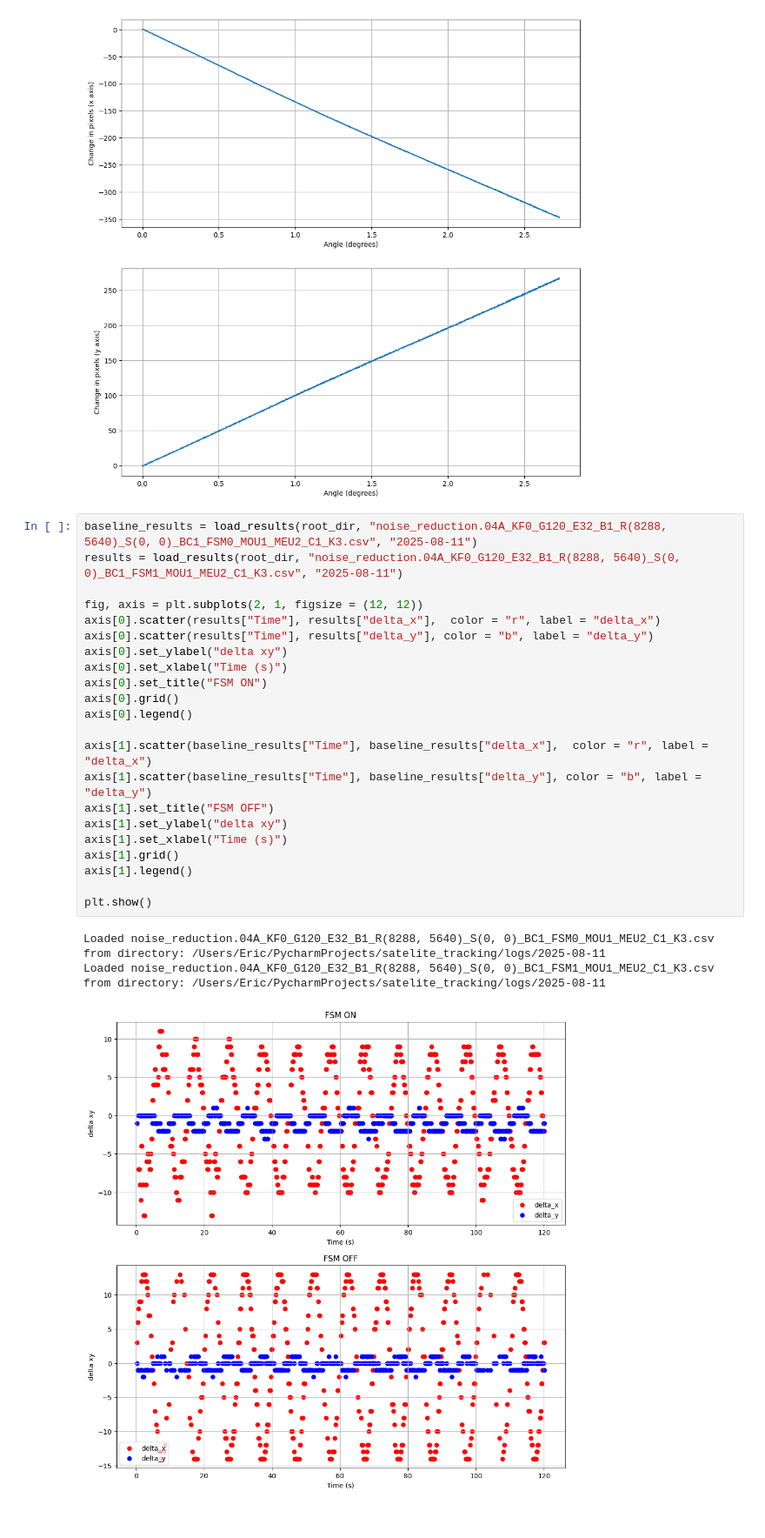
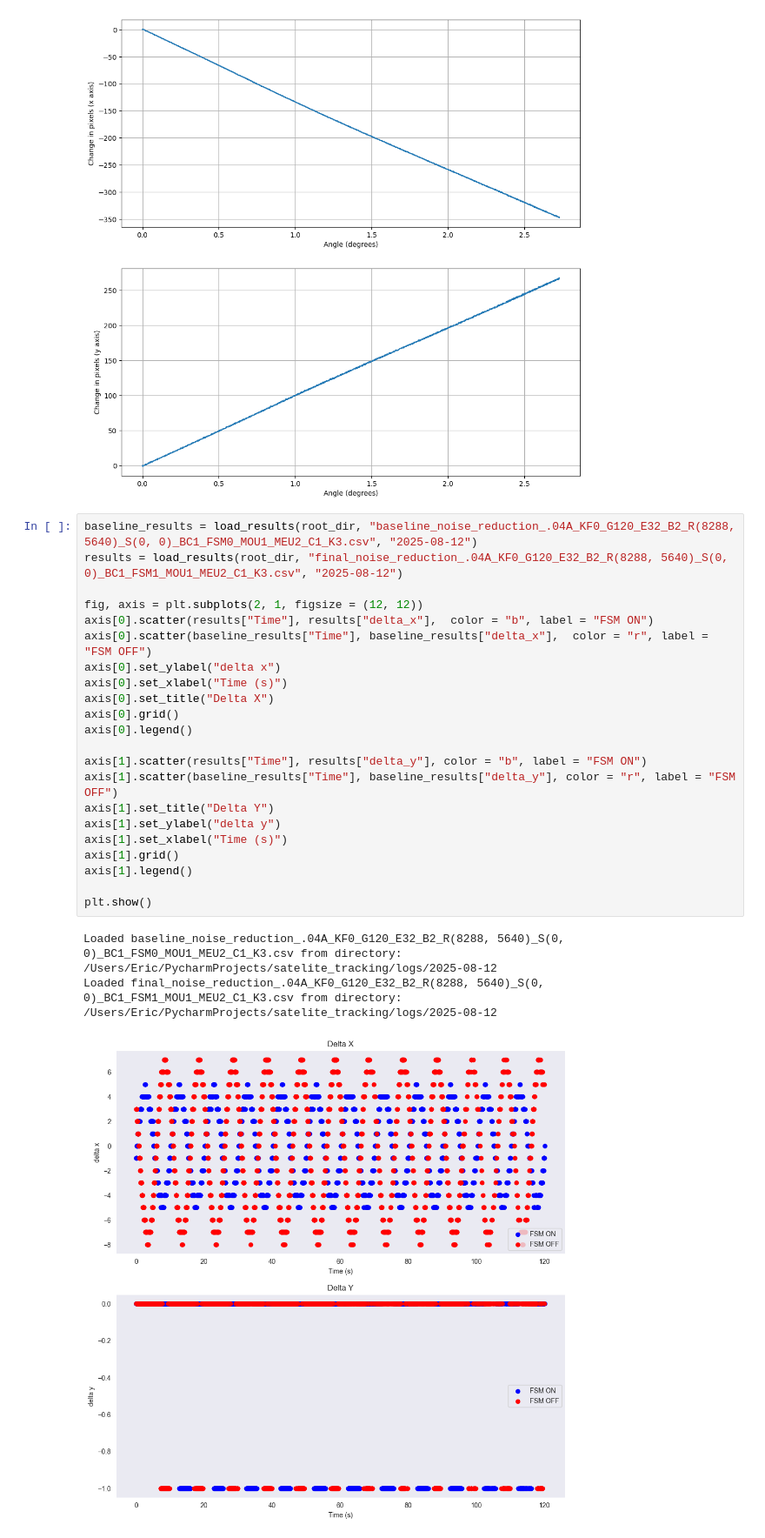
Before and after one commit to Bloodaxe90/Satellite_Tracking, a Jupyter notebook: notebooks/inference.ipynb, the cells around one changed output. Shown at 87% size. Cells and saved outputs as stored; diff of their text form.

Commit message:
Working noise reduction

```diff
--- a/notebooks/inference.ipynb
+++ b/notebooks/inference.ipynb
@@ -624,29 +596,29 @@ plt.show()
 Loaded distance_vs_amplitude_.04A_KF0_G120_E32_B2_R(8288, 5640)_S(0, 0)_BC1_FSM0_MOU0.1_MEU2_C1_K3.csv from directory: /Users/Eric/PycharmProjects/satelite_tracking/logs/2025-08-08
 [figure]
 # %%
-baseline_results = load_results(root_dir, "noise_reduction.04A_KF0_G120_E32_B1_R(8288, 5640)_S(0, 0)_BC1_FSM0_MOU1_MEU2_C1_K3.csv", "2025-08-11")
-results = load_results(root_dir, "noise_reduction.04A_KF0_G120_E32_B1_R(8288, 5640)_S(0, 0)_BC1_FSM1_MOU1_MEU2_C1_K3.csv", "2025-08-11")
+baseline_results = load_results(root_dir, "baseline_noise_reduction_.04A_KF0_G120_E32_B2_R(8288, 5640)_S(0, 0)_BC1_FSM0_MOU1_MEU2_C1_K3.csv", "2025-08-12")
+results = load_results(root_dir, "final_noise_reduction_.04A_KF0_G120_E32_B2_R(8288, 5640)_S(0, 0)_BC1_FSM1_MOU1_MEU2_C1_K3.csv", "2025-08-12")
 
 fig, axis = plt.subplots(2, 1, figsize = (12, 12))
-axis[0].scatter(results["Time"], results["delta_x"],  color = "r", label = "delta_x")
-axis[0].scatter(results["Time"], results["delta_y"], color = "b", label = "delta_y")
-axis[0].set_ylabel("delta xy")
+axis[0].scatter(results["Time"], results["delta_x"],  color = "b", label = "FSM ON")
+axis[0].scatter(baseline_results["Time"], baseline_results["delta_x"],  color = "r", label = "FSM OFF")
+axis[0].set_ylabel("delta x")
 axis[0].set_xlabel("Time (s)")
-axis[0].set_title("FSM ON")
+axis[0].set_title("Delta X")
 axis[0].grid()
 axis[0].legend()
 
-axis[1].scatter(baseline_results["Time"], baseline_results["delta_x"],  color = "r", label = "delta_x")
-axis[1].scatter(baseline_results["Time"], baseline_results["delta_y"], color = "b", label = "delta_y")
-axis[1].set_title("FSM OFF")
-axis[1].set_ylabel("delta xy")
+axis[1].scatter(results["Time"], results["delta_y"], color = "b", label = "FSM ON")
+axis[1].scatter(baseline_results["Time"], baseline_results["delta_y"], color = "r", label = "FSM OFF")
+axis[1].set_title("Delta Y")
+axis[1].set_ylabel("delta y")
 axis[1].set_xlabel("Time (s)")
 axis[1].grid()
 axis[1].legend()
 
 plt.show()
 # %% [output]
-Loaded noise_reduction.04A_KF0_G120_E32_B1_R(8288, 5640)_S(0, 0)_BC1_FSM0_MOU1_MEU2_C1_K3.csv from directory: /Users/Eric/PycharmProjects/satelite_tracking/logs/2025-08-11
-Loaded noise_reduction.04A_KF0_G120_E32_B1_R(8288, 5640)_S(0, 0)_BC1_FSM1_MOU1_MEU2_C1_K3.csv from directory: /Users/Eric/PycharmProjects/satelite_tracking/logs/2025-08-11
+Loaded baseline_noise_reduction_.04A_KF0_G120_E32_B2_R(8288, 5640)_S(0, 0)_BC1_FSM0_MOU1_MEU2_C1_K3.csv from directory: /Users/Eric/PycharmProjects/satelite_tracking/logs/2025-08-12
+Loaded final_noise_reduction_.04A_KF0_G120_E32_B2_R(8288, 5640)_S(0, 0)_BC1_FSM1_MOU1_MEU2_C1_K3.csv from directory: /Users/Eric/PycharmProjects/satelite_tracking/logs/2025-08-12
-[figure, old version]
+[figure, new version]
 # %%
```
Also changed, not shown: parts of 17 cells of this notebook, 17 other files.
